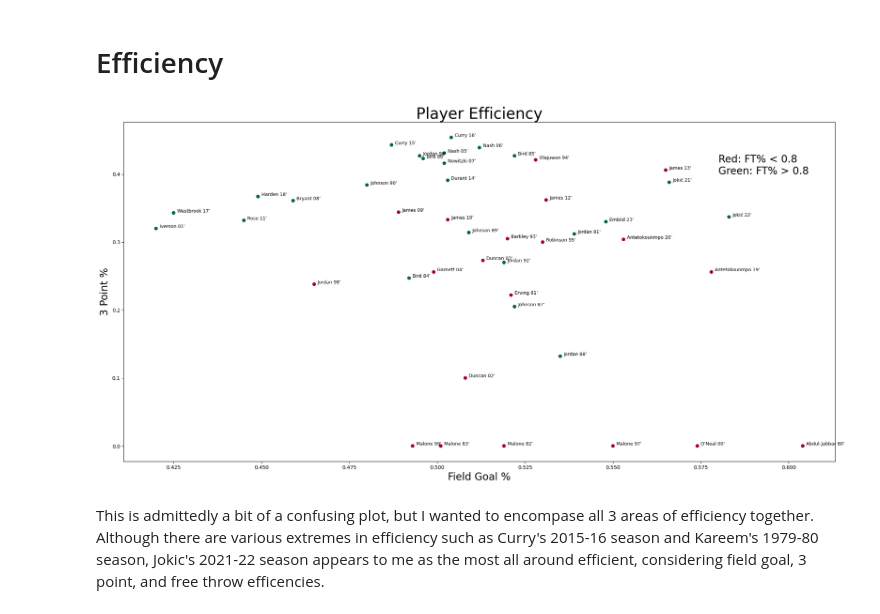
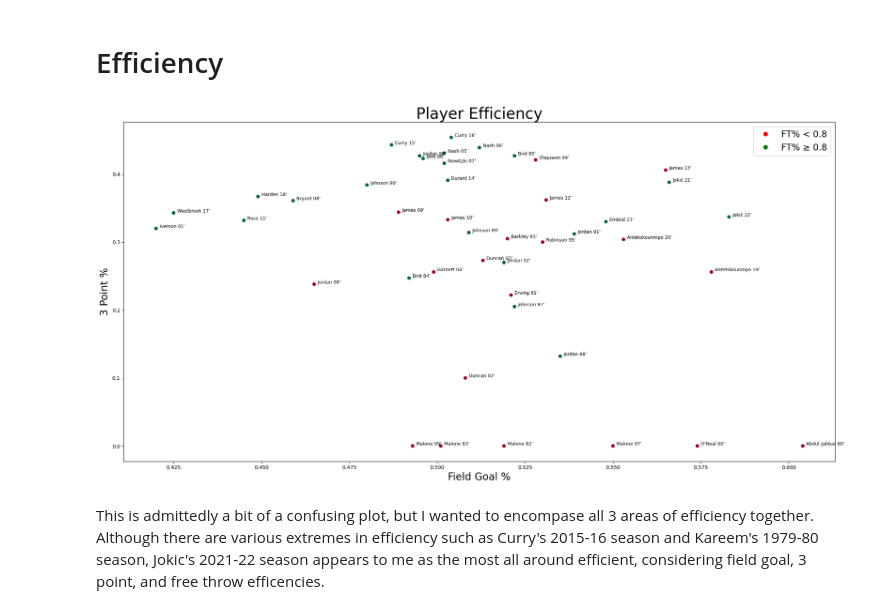
Before and after one commit to BrandonYChan/Data-Visualization-Project, a Jupyter notebook: MVP.ipynb, the cells around one changed output. Saved outputs shown, nothing was run; the diff lists cells and outputs as text; code cells hidden in the pictures.

```diff
--- a/MVP.ipynb
+++ b/MVP.ipynb
@@ -17,7 +18,7 @@ import sklearn as sklm
 # %%
 # Import the dataset and skip the first row
 URL="https://raw.githubusercontent.com/BrandonYChan/Data-Visualization-Project/main/MVP.csv"
-MVP= pd.read_csv(URL, skiprows=1, skipfooter=1)
+MVP= pd.read_csv(URL, skiprows=1, skipfooter=1, engine='python')
 #source: basketballreference.com (Added to our GitHub)
 
 # Remove unnecessary columns
@@ -92,33 +93,35 @@ The clear leader in this category is Wilt Chamberlain's 1959-60 season. He eclip
 # %%
 # Function to color points based on freethrow %
 def color_ftpct(percentage):
     if percentage>0.8:
         return 1
     else:
         return 0
 colors=[color_ftpct(percentage) for percentage in MVP['FT%']]
 
 # Create plot
 fig, ax=plt.subplots(ncols=1,figsize=(25,12))
 
 # Colours scatterplot by FT%
 plt.scatter(MVP['FG%'], MVP['3P%'], c=colors, cmap='RdYlGn')
 
 # Adds player/season labels
 for i, player in enumerate(MVP.index):
-    plt.annotate(player, (MVP['FG%'][i]+0.001, MVP['3P%'][i]+0.001), fontsize=9)
+    plt.annotate(player, (MVP.loc[player, 'FG%']+0.001, MVP.loc[player, '3P%']+0.001), fontsize=9)
+
+legend_elements = [
+    Line2D([0], [0], marker='o', color='w', label='FT% < 0.8', markerfacecolor='red', markersize=10),
+    Line2D([0], [0], marker='o', color='w', label='FT% ≥ 0.8', markerfacecolor='green', markersize=10),
+]
 
 # Adds labels to plot
 plt.xlabel("Field Goal %", fontsize=20)
 plt.ylabel("3 Point %", fontsize=20)
 plt.title("Player Efficiency", fontsize=30)
-plt.text(0.58, 0.4, 'Red: FT% < 0.8\nGreen: FT% > 0.8', fontsize=20)
-
-
-
+plt.legend(handles=legend_elements, fontsize='xx-large')
 plt.show()
 # %% [output]
-[figure, old version]
+[figure, new version]
 # %% [markdown]
 This is admittedly a bit of a confusing plot, but I wanted to encompase all 3 areas of efficiency together. Although there are various extremes in efficiency such as Curry's 2015-16 season and Kareem's 1979-80 season, Jokic's 2021-22 season appears to me as the most all around efficient, considering field goal, 3 point, and free throw efficencies.
 # %% [markdown]
```
Also changed, not shown: parts of 3 cells of this notebook.
